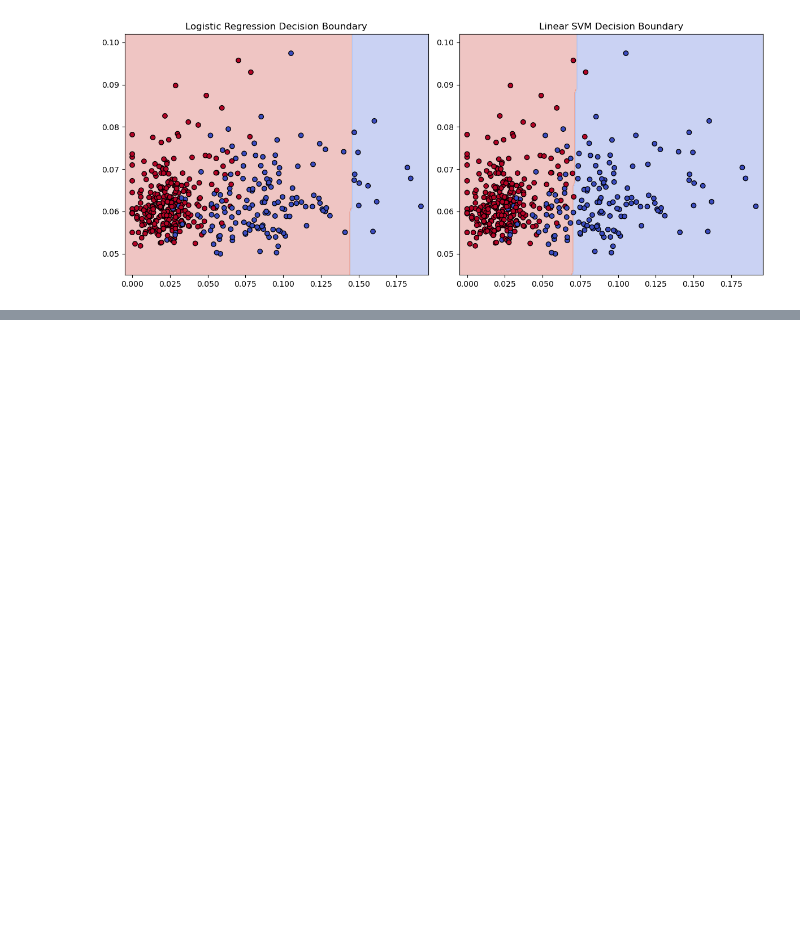
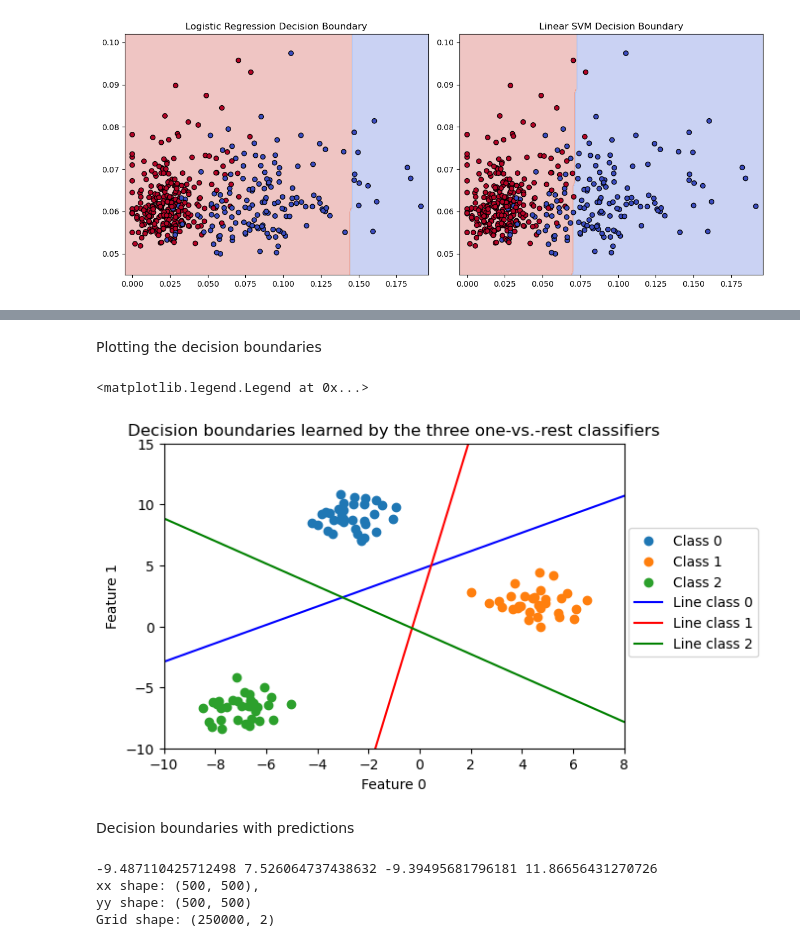
Before and after one commit to abhaykukade/ml_model_evaluation, a Jupyter notebook: supervised_classification.ipynb, the cells around one changed output, grey strips where cells are left out. Saved outputs shown, nothing was run; the diff lists cells and outputs as text; code cells hidden in the pictures; blank space fills up the shorter version.

```diff
--- a/supervised_classification.ipynb
+++ b/supervised_classification.ipynb
@@ -150,0 +220,39 @@ plt.show()
+# %% [markdown]
+Plotting the decision boundaries
+# %%
+plt.figure(figsize=(6,4))
+for class_label in np.unique(y):
+    plt.scatter(X[y==class_label,0], X[y==class_label, 1], label=f'Class {class_label}')
+line = np.linspace(-15,15)
+for coef, intercept, color in zip(linear_svm.coef_, linear_svm.intercept_, ['b','r','g']):
+    plt.plot(line, -(line*coef[0] + intercept)/coef[1], c=color)
+plt.ylim(-10, 15)
+plt.xlim(-10, 8)
+plt.xlabel('Feature 0')
+plt.ylabel('Feature 1')
+plt.title('Decision boundaries learned by the three one-vs.-rest classifiers')
+# plt.legend()
+plt.legend(['Class 0', 'Class 1', 'Class 2', 'Line class 0', 'Line class 1',
+ 'Line class 2'], loc=(1.01, 0.3))
+# %% [output]
+<matplotlib.legend.Legend at 0x...>
+[figure, added]
+# %% [markdown]
+Decision boundaries with predictions
+# %%
+X_pair = X
+padding = 1
+h = 500
+x1_min, x1_max = X_pair[:,0].min()-padding, X_pair[:,0].max()+padding
+x2_min, x2_max = X_pair[:,1].min()-padding, X_pair[:,1].max()+padding
+print(x1_min, x1_max, x2_min, x2_max)
+xx, yy = np.meshgrid(np.linspace(x1_min, x1_max, h),
+                     np.linspace(x2_min, x2_max, h))
+print(f'xx shape: {xx.shape},\nyy shape: {yy.shape}')
+grid = np.c_[xx.ravel(), yy.ravel()]
+print(f'Grid shape: {grid.shape}')
+# %% [output]
+-9.487110425712498 7.526064737438632 -9.39495681796181 11.86656431270726
+xx shape: (500, 500),
+yy shape: (500, 500)
+Grid shape: (250000, 2)
```
Also changed, not shown: parts of 20 cells of this notebook.
